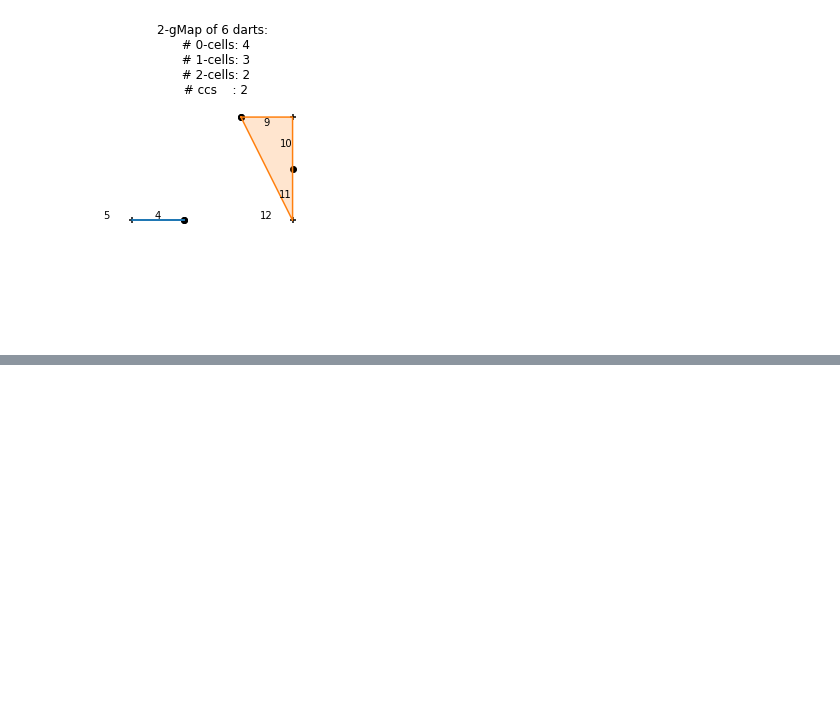
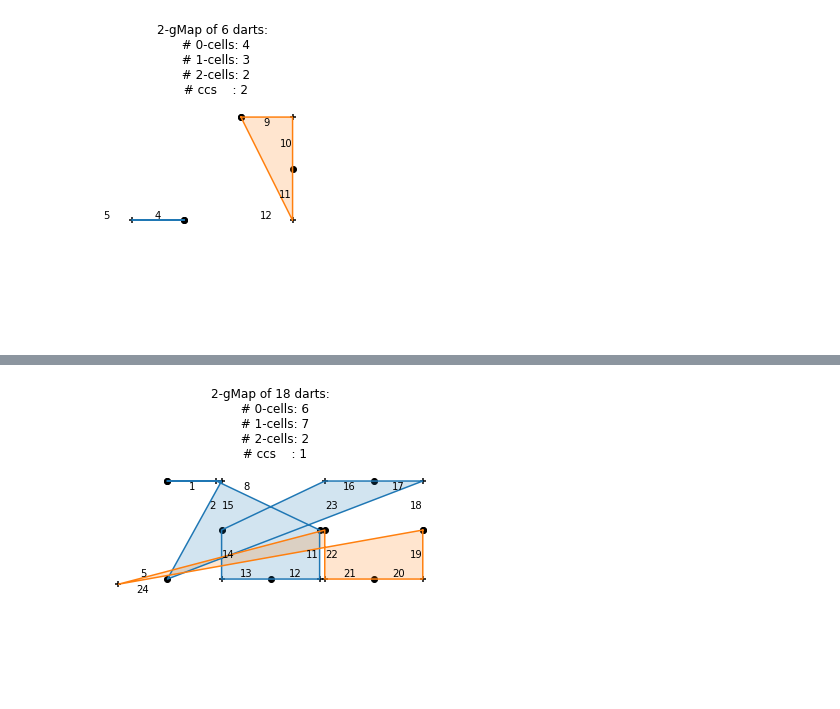
Before and after one commit to napolanocarmine/Thesis_Project, a Jupyter notebook: combinatorial/notebooks/02_pixelmap copy.ipynb, the cells around one changed output, grey strips where cells are left out. Cells and saved outputs as stored; diff of their text form; code cells hidden in the pictures; blank space fills up the shorter version.

```diff
--- a/combinatorial/notebooks/02_pixelmap copy.ipynb
+++ b/combinatorial/notebooks/02_pixelmap copy.ipynb
@@ -1015,0 +1031,4 @@ m.plot_faces()
+# %%
+m.plot_faces()
+# %% [output]
+[figure, added]
```
Also changed, not shown: parts of 10 cells of this notebook, 4 other files.
